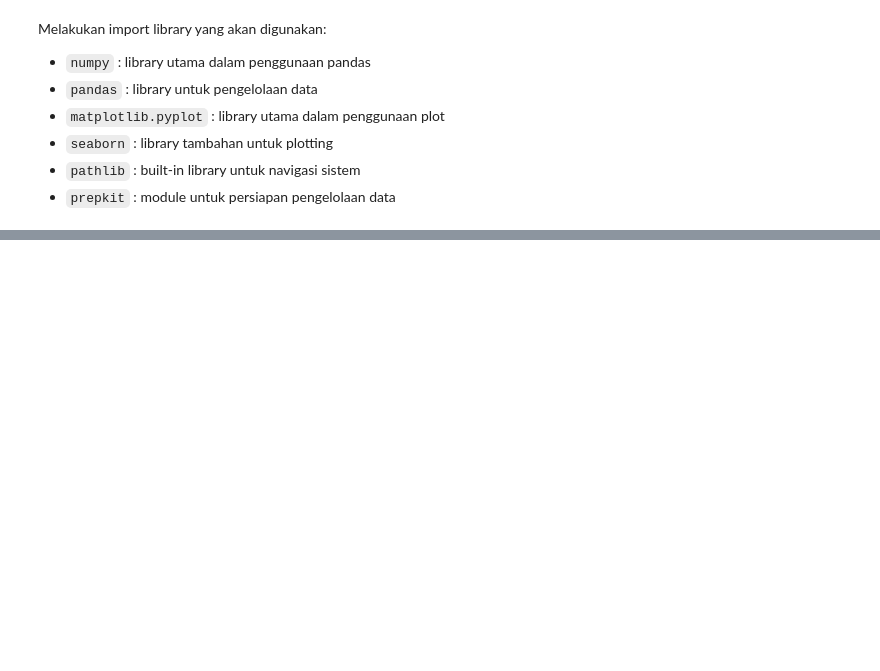
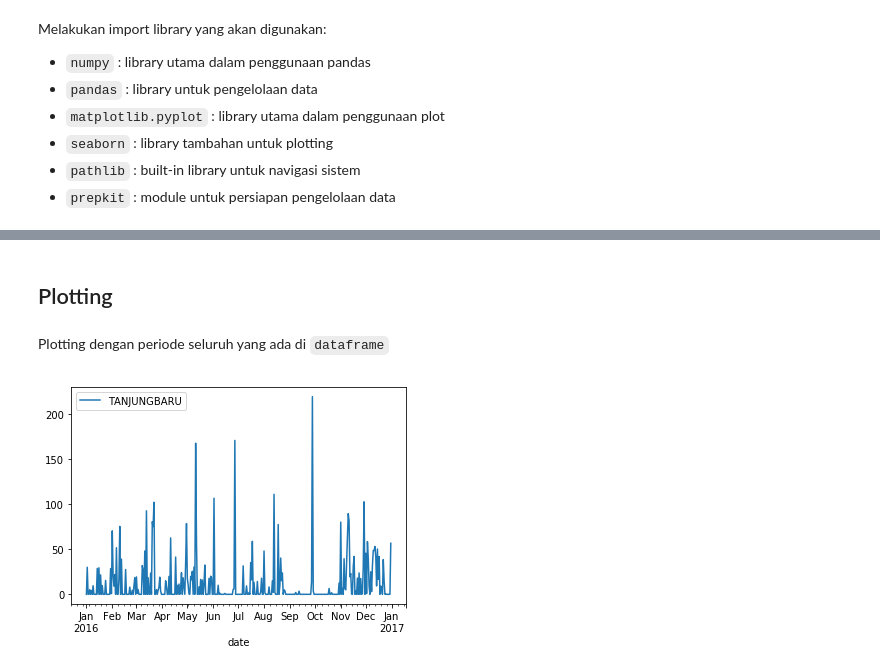
Before and after one commit to hidrokit/hidrokit, a Jupyter notebook: src/Demo Pos Hujan.ipynb, the cells around one changed output, grey strips where cells are left out. Cells and saved outputs as stored; diff of their text form; code cells hidden in the pictures; blank space fills up the shorter version.

Commit message:
demo pos hujan (singlefile and 1-year)

```diff
--- a/src/Demo Pos Hujan.ipynb
+++ b/src/Demo Pos Hujan.ipynb
@@ -115,0 +48,6 @@ a
+# %%
+dokumen = '../testdata/xls/fmderi/PHTANJUNGBARU/2016 HUJAN TANJUNG BARU.xls'
+rawph = prepkit.get_rawdf(dokumen)
+rawph = rawph.reset_index().drop('index', axis=1)
+rawph.columns = [i for i in range(1,13)]
+rawph
@@ -115,0 +104,6 @@ a
+# %%
+dokumen = pathlib.Path(dokumen) # Mengubah menjadi object pathlib
+tahun = int(dokumen.stem.split()[0])
+nama = ''.join(dokumen.stem.split()[-2:])
+phdf = prepkit.tf_rawdf(rawph, year=tahun, name=nama)
+phdf.infer_objects().info()
@@ -115,0 +172,5 @@ a
+# %%
+phdf = phdf.fillna(method='ffill') # isi nilai na dengan metode 'ffill'
+phdf[phdf == '-'] = 0.
+phdf = phdf.infer_objects()
+viewp(phdf).iloc[9:13,:]
@@ -115,0 +194,8 @@ a
+# %% [markdown]
+## Plotting
+# %% [markdown]
+Plotting dengan periode seluruh yang ada di `dataframe`
+# %%
+phdf.plot();
+# %% [output]
+[figure, added]
```
Also changed, not shown: parts of 42 cells of this notebook, 2 other files.
